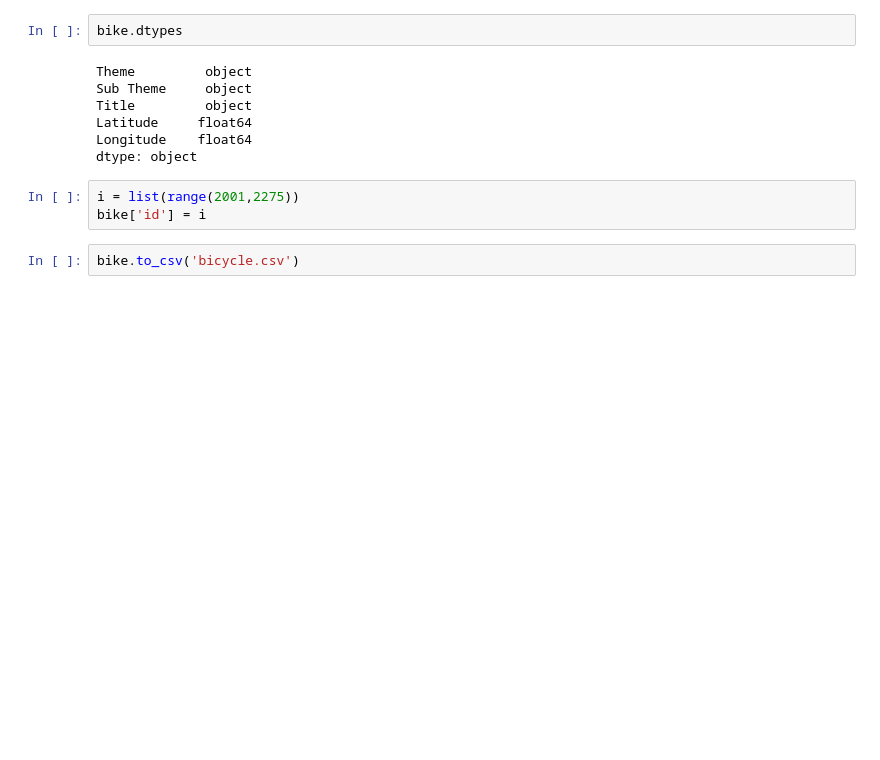
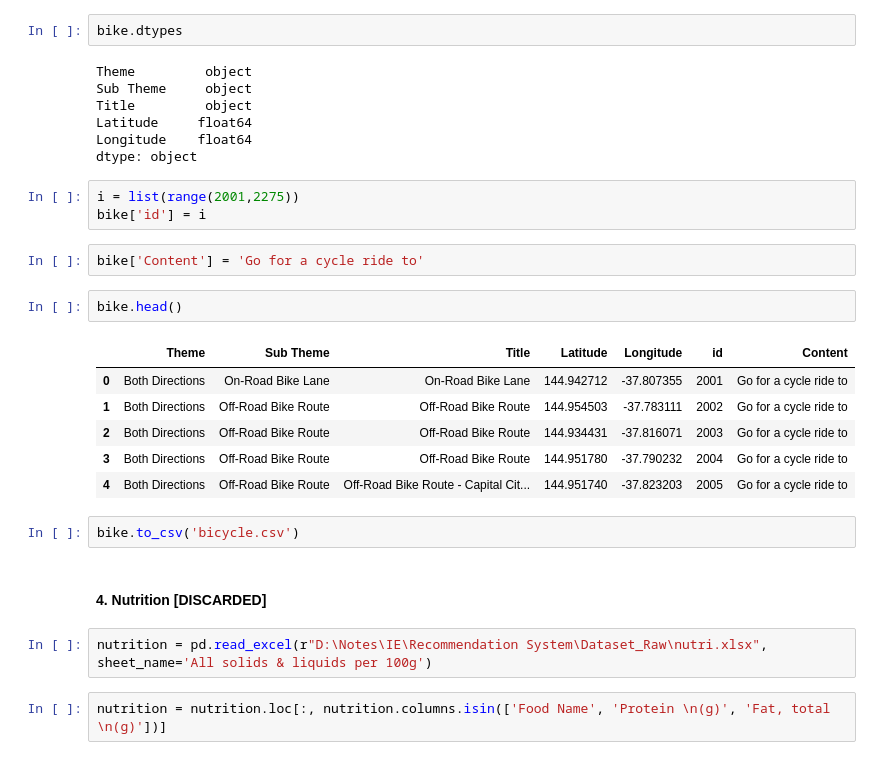
Before and after one commit to ogup0002/UI-healthrisk, a Jupyter notebook: Recommendation-System/Data Pre-processing/Data_Wrangling.ipynb, the cells around one changed output. Drawn from its saved outputs; the diff is of its cells as text; blank space fills up the shorter version.

Commit message:
Added Content column to each dataset

```diff
--- a/Recommendation-System/Data Pre-processing/Data_Wrangling.ipynb
+++ b/Recommendation-System/Data Pre-processing/Data_Wrangling.ipynb
@@ -467,5 +486,22 @@ dtype: object
 # %%
 i = list(range(2001,2275))
 bike['id'] = i
+# %%
+bike['Content'] = 'Go for a cycle ride to'
+# %%
+bike.head()
+# %% [output]
+|  | Theme | Sub Theme | Title | Latitude | Longitude | id | Content |
+| 0 | Both Directions | On-Road Bike Lane | On-Road Bike Lane | 144.942712 | -37.807355 | 2001 | Go for a cycle ride to |
+| 1 | Both Directions | Off-Road Bike Route | Off-Road Bike Route | 144.954503 | -37.783111 | 2002 | Go for a cycle ride to |
+| 2 | Both Directions | Off-Road Bike Route | Off-Road Bike Route | 144.934431 | -37.816071 | 2003 | Go for a cycle ride to |
+| 3 | Both Directions | Off-Road Bike Route | Off-Road Bike Route | 144.951780 | -37.790232 | 2004 | Go for a cycle ride to |
+| 4 | Both Directions | Off-Road Bike Route | Off-Road Bike Route - Capital Cit... | 144.951740 | -37.823203 | 2005 | Go for a cycle ride to |
 # %%
 bike.to_csv('bicycle.csv')
+# %% [markdown]
+#### 4. Nutrition [DISCARDED]
+# %%
+nutrition = pd.read_excel(r"D:\Notes\IE\Recommendation System\Dataset_Raw\nutri.xlsx", sheet_name='All solids & liquids per 100g')
+# %%
+nutrition = nutrition.loc[:, nutrition.columns.isin(['Food Name', 'Protein \n(g)', 'Fat, total \n(g)'])]
```
Also changed, not shown: parts of 4 cells of this notebook.
